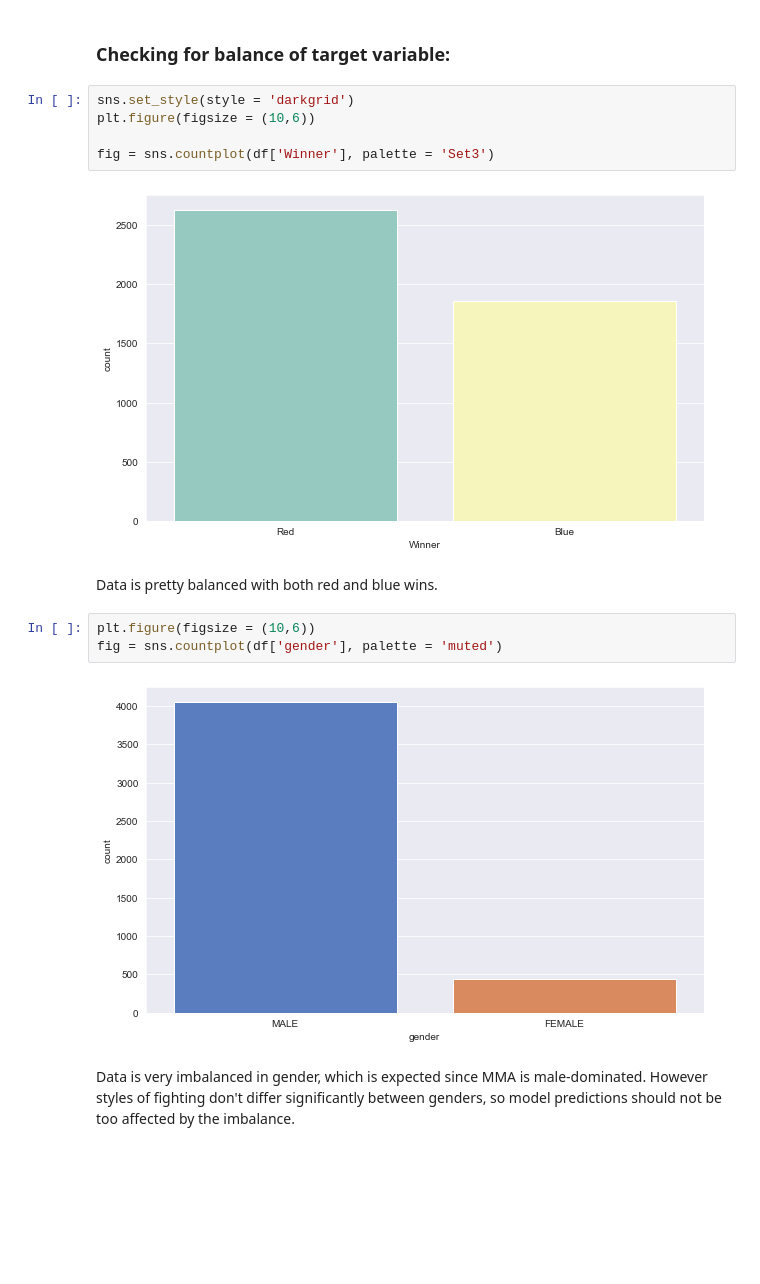
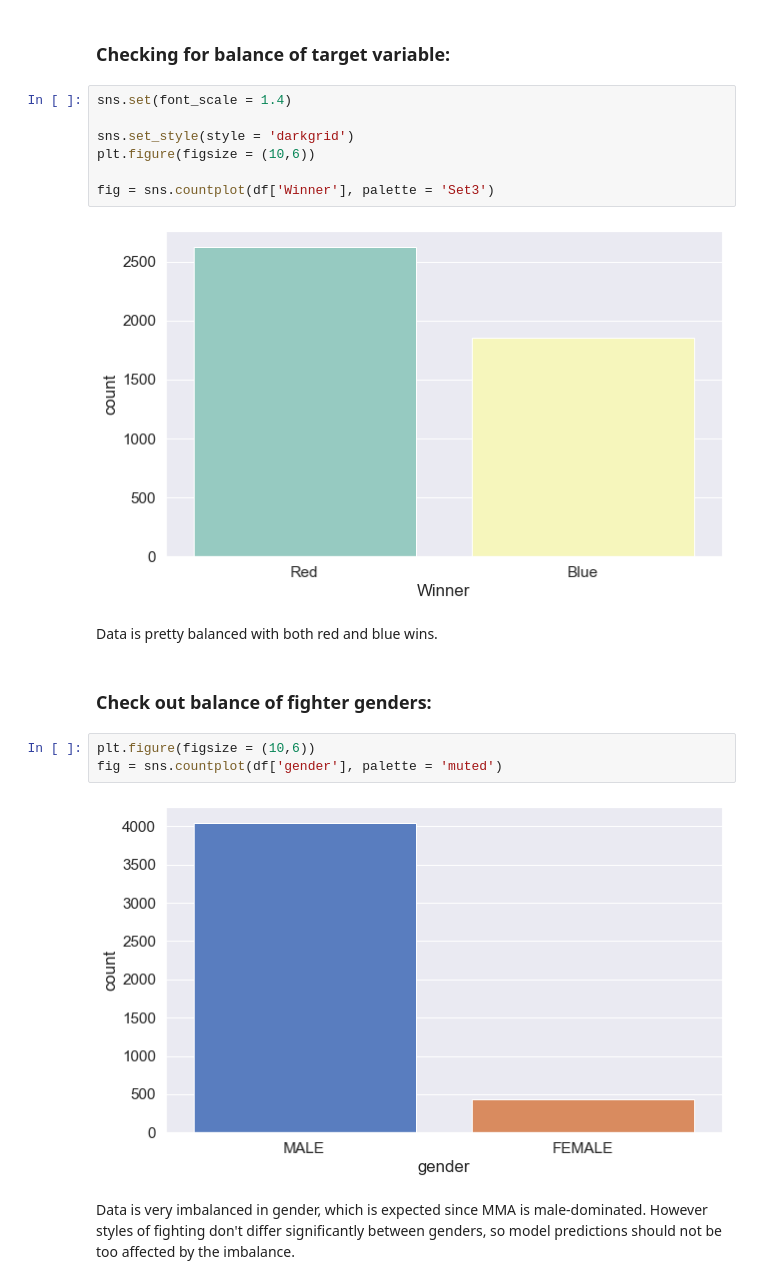
Before and after one commit to Kesterchia/Optimizing-UFC-Betting-Odds-Capstone, a Jupyter notebook: Optimizing UFC betting odds.ipynb, the cells around one changed output. Drawn from its saved outputs; the diff is of its cells as text; blank space fills up the shorter version.

```diff
--- a/Optimizing UFC betting odds.ipynb
+++ b/Optimizing UFC betting odds.ipynb
@@ -209,18 +209,22 @@ Here we do some quick EDA to see basic patterns, but nothing too fancy.
 # %% [markdown]
 ### Checking for balance of target variable:
 # %%
+sns.set(font_scale = 1.4)
+
 sns.set_style(style = 'darkgrid')
 plt.figure(figsize = (10,6))
 
 fig = sns.countplot(df['Winner'], palette = 'Set3')
 # %% [output]
-[figure, old version]
+[figure, new version]
 # %% [markdown]
 Data is pretty balanced with both red and blue wins.
+# %% [markdown]
+### Check out balance of fighter genders:
 # %%
 plt.figure(figsize = (10,6))
 fig = sns.countplot(df['gender'], palette = 'muted')
 # %% [output]
-[figure, old version]
+[figure, new version]
 # %% [markdown]
 Data is very imbalanced in gender, which is expected since MMA is male-dominated. However styles of fighting don't differ significantly between genders, so model predictions should not be too affected by the imbalance.
```
Also changed, not shown: parts of 31 cells of this notebook, 4 other files.
